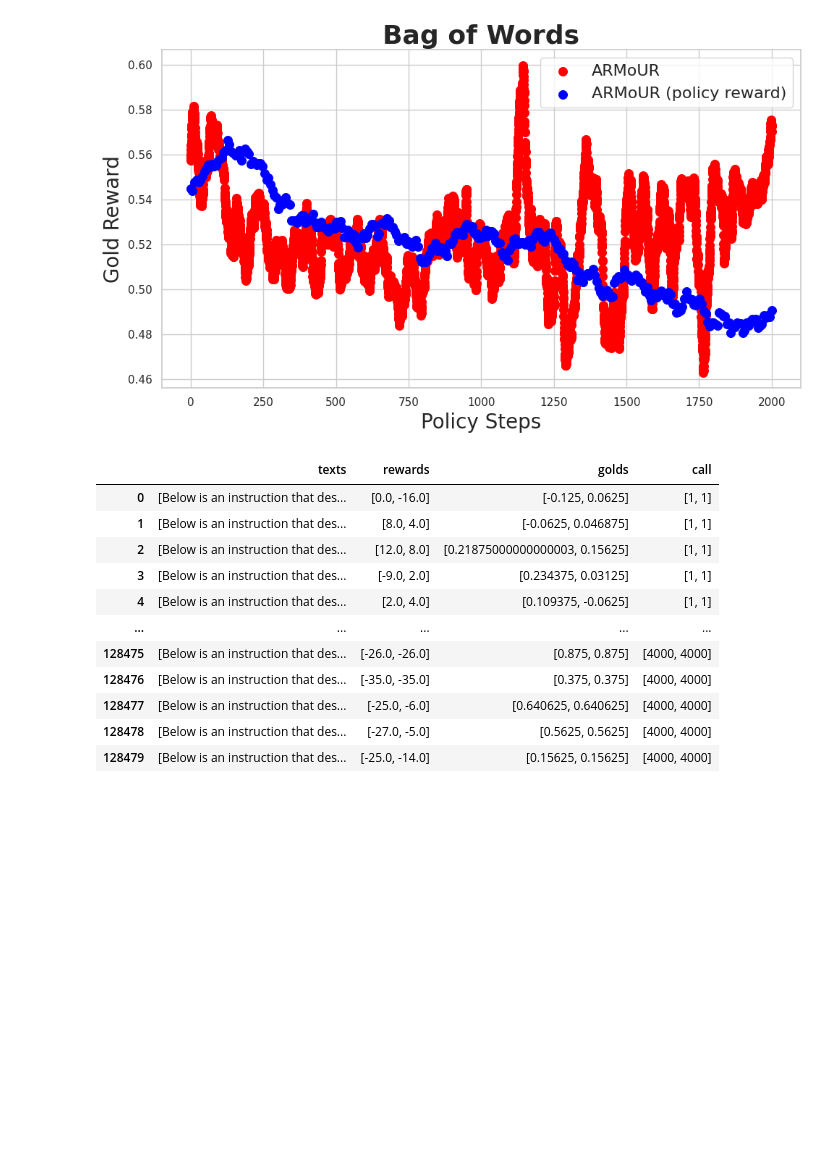
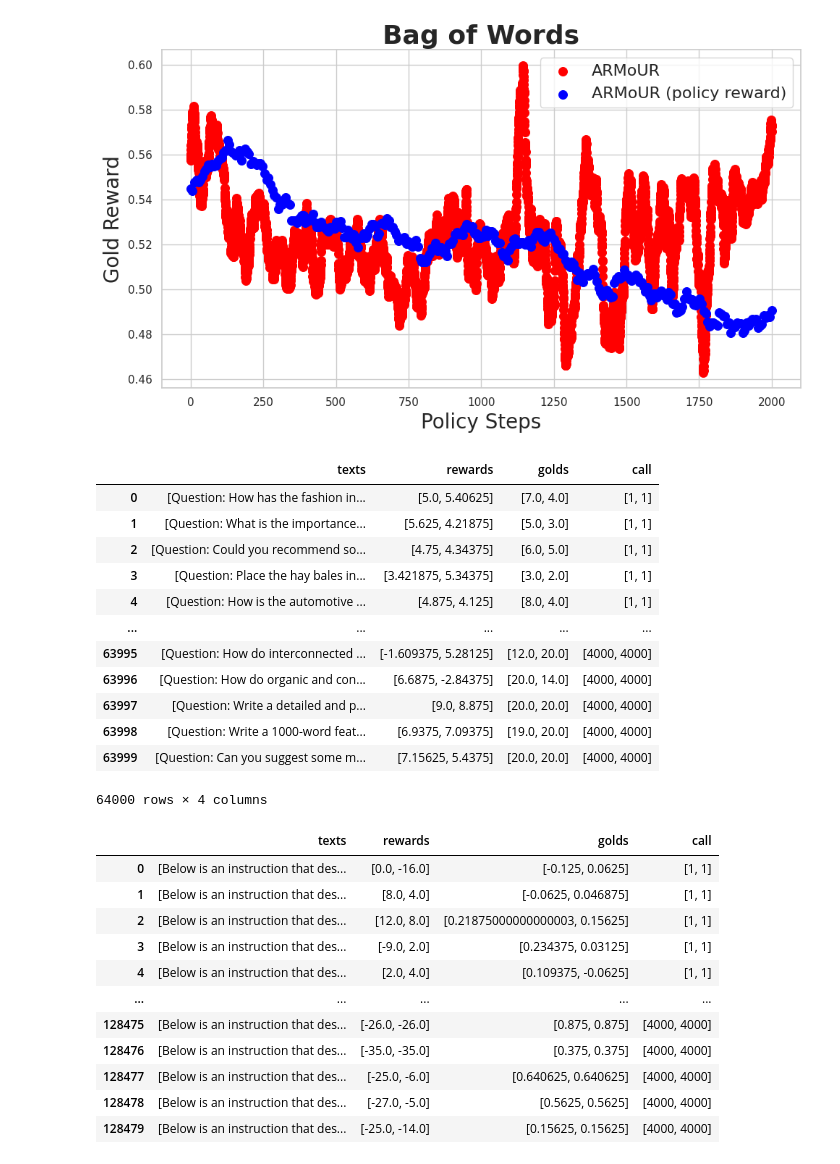
Before and after one commit to PrasannS/d2po, a Jupyter notebook: notebooks/trainlog_analysis.ipynb, the cells around one changed output. Drawn from its saved outputs; the diff is of its cells as text; code cells hidden in the pictures; blank space fills up the shorter version.

```diff
--- a/notebooks/trainlog_analysis.ipynb
+++ b/notebooks/trainlog_analysis.ipynb
@@ -164,6 +198,24 @@ print("loaded method")
 # tlog = pd.read_json("../../outputs/bagofwords/dynarmlogs/expbow50_updatereprod_fix.jsonl", orient='records', lines=True)
 # tlog = pd.read_json("../../activereprod/active-rlhf/outputs/results/dynarmlogs/math/u/prasanns/research/active-rlhf/outputs/models/math/tiny_rm_rand_subsamp_onlymathreprod3.jsonl", orient='records', lines=True)
 # tlog = pd.read_json("../outputs/results/dynarmlogs/.jsonl", orient='records', lines=True)
+# %%
+tlog = pd.read_json("../../active-rlhf/outputs/results/dynarmlogs/bagofwords/bowtiny_rm_conf_newalgo_5testnewseed3.jsonl", orient='records', lines=True, nrows=64000)
+# %%
+tlog
+# %% [output]
+|  | texts | rewards | golds | call |
+| 0 | [Question: How has the fashion in... | [5.0, 5.40625] | [7.0, 4.0] | [1, 1] |
+| 1 | [Question: What is the importance... | [5.625, 4.21875] | [5.0, 3.0] | [1, 1] |
+| 2 | [Question: Could you recommend so... | [4.75, 4.34375] | [6.0, 5.0] | [1, 1] |
+| 3 | [Question: Place the hay bales in... | [3.421875, 5.34375] | [3.0, 2.0] | [1, 1] |
+| 4 | [Question: How is the automotive ... | [4.875, 4.125] | [8.0, 4.0] | [1, 1] |
+| ... | ... | ... | ... | ... |
+| 63995 | [Question: How do interconnected ... | [-1.609375, 5.28125] | [12.0, 20.0] | [4000, 4000] |
+| 63996 | [Question: How do organic and con... | [6.6875, -2.84375] | [20.0, 14.0] | [4000, 4000] |
+| 63997 | [Question: Write a detailed and p... | [9.0, 8.875] | [20.0, 20.0] | [4000, 4000] |
+| 63998 | [Question: Write a 1000-word feat... | [6.9375, 7.09375] | [19.0, 20.0] | [4000, 4000] |
+| 63999 | [Question: Can you suggest some m... | [7.15625, 5.4375] | [20.0, 20.0] | [4000, 4000] |
+64000 rows × 4 columns
 # %%
 ngsdict = {
     'PPO(50K RM)': (basemeans, 2),
```
Also changed, not shown: parts of 17 cells of this notebook, 9 other files.
